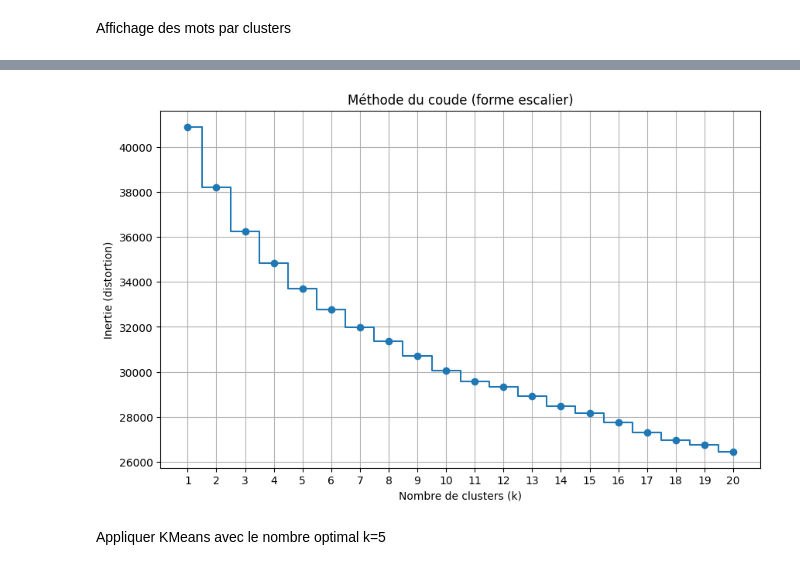
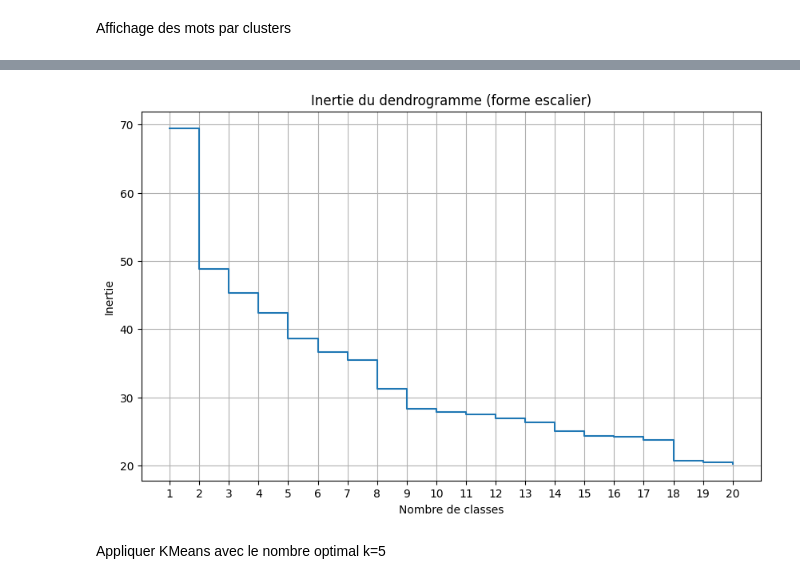
Before and after one commit to lucilebessac/AAD69-synonymie-contextuelle, a Jupyter notebook: clustering_.ipynb, the cells around one changed output, grey strips where cells are left out. Cells and saved outputs as stored; diff of their text form; code cells hidden in the pictures.

```diff
--- a/clustering_.ipynb
+++ b/clustering_.ipynb
@@ -395,26 +397,26 @@ Méthode du coude (marches d'inertie)
 # %%
+from scipy.cluster.hierarchy import linkage
 import matplotlib.pyplot as plt
-from sklearn.cluster import KMeans
+import numpy as np
 
-distortions = []
-K = range(1, 21)
+# Clustering hiérarchique avec Ward
+Z = linkage(X_reduced, method="ward")
 
-for k in K:
-    kmeans = KMeans(n_clusters=k, random_state=42)
-    kmeans.fit(X_reduced)  # Utilise les vecteurs Word2Vec réduits
-    distortions.append(kmeans.inertia_)
+# Récupération des distances de fusion (inerties)
+inertie = Z[:, 2]
+inertie_sorted = np.sort(inertie)[::-1]
 
-# Tracé façon "escalier"
+# Plot en escalier
 plt.figure(figsize=(10, 6))
-plt.step(K, distortions, where='mid', marker='o')
-plt.title("Méthode du coude (forme escalier)")
-plt.xlabel("Nombre de clusters (k)")
-plt.ylabel("Inertie (distortion)")
-plt.xticks(K)
+plt.plot(range(1, 21), inertie_sorted[:20], drawstyle="steps-post")
+plt.xticks(range(1, 21))# Axe X avec pas de 1
+plt.xlabel("Nombre de classes")
+plt.ylabel("Inertie")
+plt.title("Inertie du dendrogramme (forme escalier)")
 plt.grid(True)
 plt.show()
 # %% [output]
-[figure, old version]
+[figure, new version]
 # %% [markdown]
 Appliquer KMeans avec le nombre optimal k=5
 # %%
```
Also changed, not shown: parts of 21 cells of this notebook.
